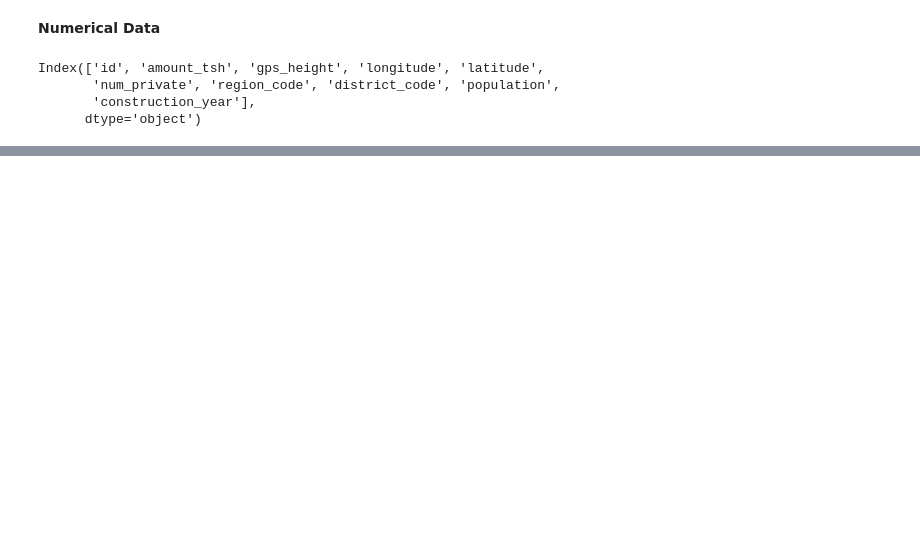
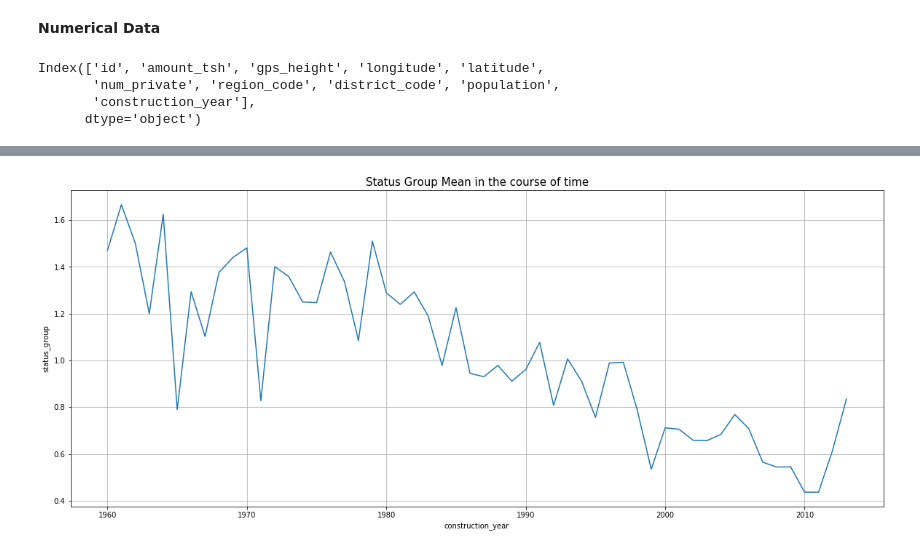
Before and after one commit to e0pir2/DataScienceProjects, a Jupyter notebook: DrivenData.org/Pump_it_up_Challenge/pump_it_up_notebook.ipynb, the cells around one changed output, grey strips where cells are left out. Saved outputs shown, nothing was run; the diff lists cells and outputs as text; code cells hidden in the pictures; blank space fills up the shorter version.

Commit message:
commit: Exploration Construction year

```diff
--- a/DrivenData.org/Pump_it_up_Challenge/pump_it_up_notebook.ipynb
+++ b/DrivenData.org/Pump_it_up_Challenge/pump_it_up_notebook.ipynb
@@ -228,0 +335,8 @@ def plot_features(df,feature_list):
+# %%
+fig,sub=plt.subplots(1,1,figsize=(20,8))
+
+sns.lineplot(x=pd.to_datetime(train_df.groupby("construction_year")["status_group"].mean().index[1:],format="%Y"),y=train_df.groupby("construction_year")["status_group"].mean()[1:],ax=sub)
+sub.grid()
+sub.set_title("Status Group Mean in the course of time",fontdict={"fontsize":15});
+# %% [output]
+[figure, added]
```
Also changed, not shown: parts of 15 cells of this notebook.
